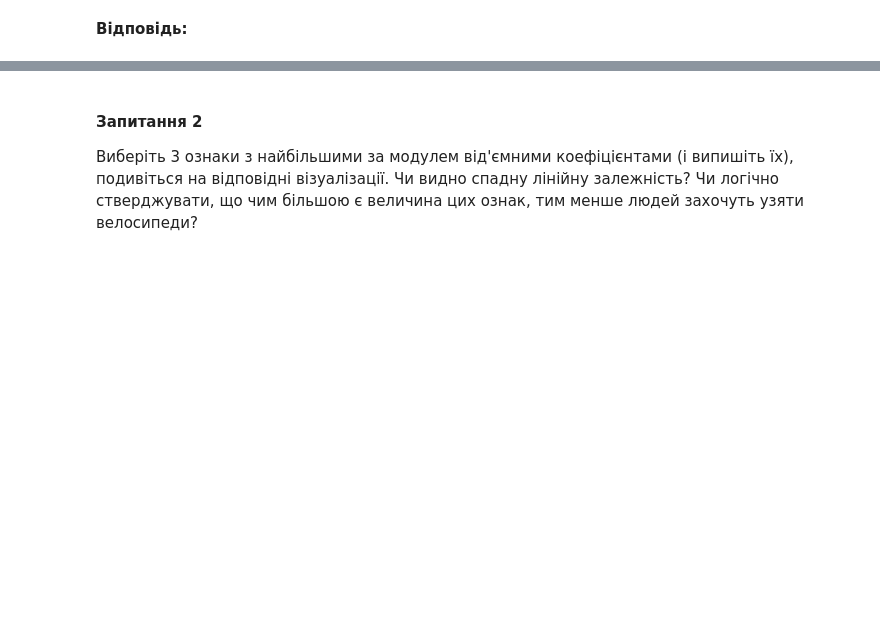
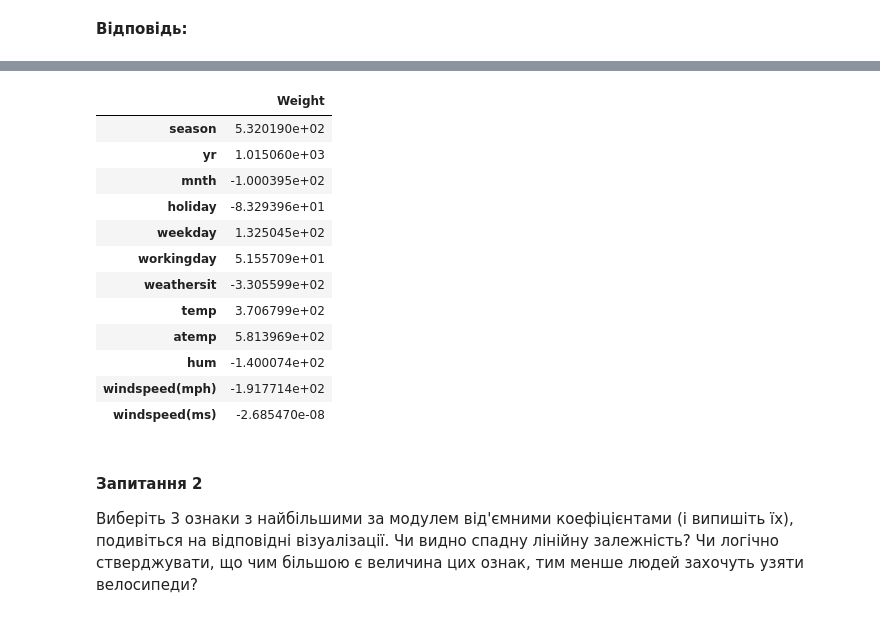
Before and after one commit to Nikita-devel/DS_Hw_4, a Jupyter notebook: Hw4.ipynb, the cells around one changed output, grey strips where cells are left out. Saved outputs shown, nothing was run; the diff lists cells and outputs as text; code cells hidden in the pictures; blank space fills up the shorter version.

```diff
--- a/Hw4.ipynb
+++ b/Hw4.ipynb
@@ -185,0 +340,22 @@ for alpha in alphas:
+# %%
+alphas = np.arange(1, 500, 50)
+
+coefs_lasso = []
+coefs_ridge = []
+
+for alpha in alphas:
+    lasso_regressor.set_params(alpha=alpha)
+    lasso_regressor.fit(X,y)
+    coefs_lasso.append(lasso_regressor.coef_)
+    print(f"\n{alpha=}, {coefs_lasso[-1][-1].round(6)=}")
+
+    ridge_regressor.set_params(alpha=alpha)
+    ridge_regressor.fit(X,y)
+    coefs_ridge.append(ridge_regressor.coef_)
+    print(f"{alpha=}, {coefs_ridge[-1][-1].round(6)=}")
+
+coefs_lasso = np.array(coefs_lasso)
+coefs_ridge = np.array(coefs_ridge)
+
+print(f"{coefs_lasso.shape=}")
+print(f"{coefs_ridge.shape=}")
@@ -304,3 +582,20 @@ __Відповідь:__
+# %%
+data_coef = pd.DataFrame(regressor.coef_,index=df.columns[:-1], columns=["Weight"])
+data_coef
+# %% [output]
+|  | Weight |
+| season | 5.320190e+02 |
+| yr | 1.015060e+03 |
+| mnth | -1.000395e+02 |
+| holiday | -8.329396e+01 |
+| weekday | 1.325045e+02 |
+| workingday | 5.155709e+01 |
+| weathersit | -3.305599e+02 |
+| temp | 3.706799e+02 |
+| atemp | 5.813969e+02 |
+| hum | -1.400074e+02 |
+| windspeed(mph) | -1.917714e+02 |
+| windspeed(ms) | -2.685470e-08 |
 # %% [markdown]
 #### Запитання 2
 
```
Also changed, not shown: parts of 39 cells of this notebook.
